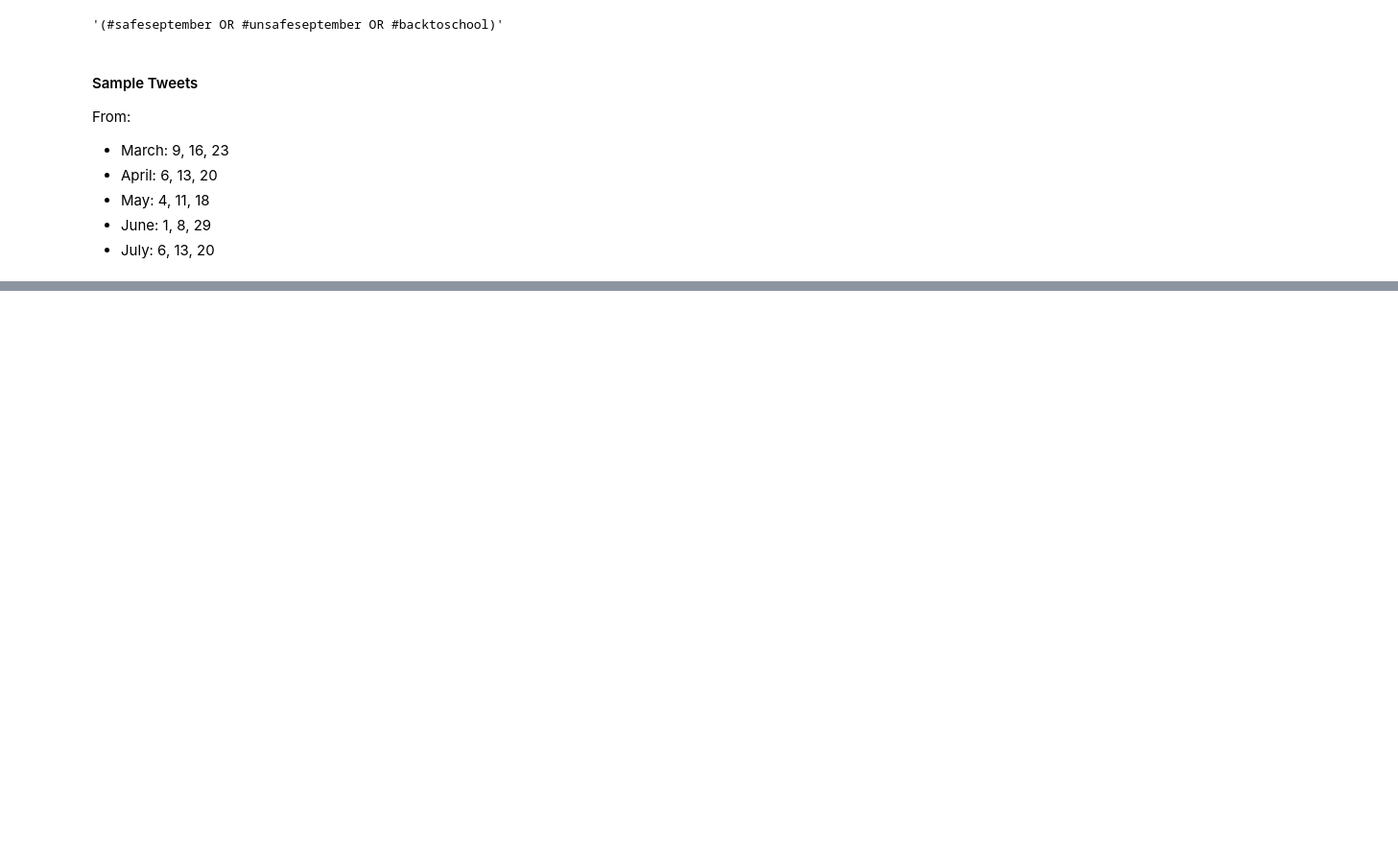
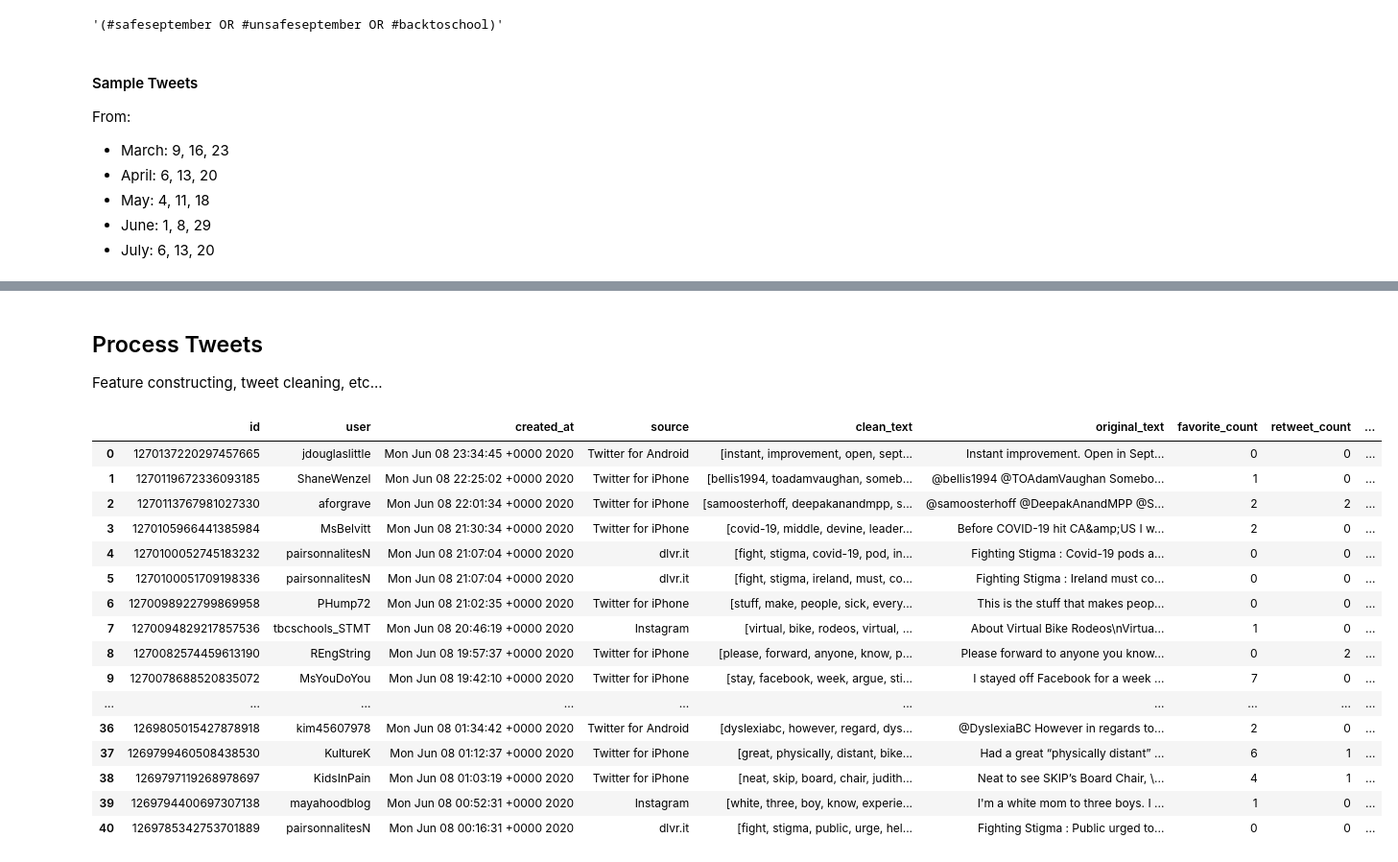
Before and after one commit to cameron-raymond/COVID-Child-Care-Twitter, a Jupyter notebook: notebooks/historical_search.ipynb, the cells around one changed output, grey strips where cells are left out. Shown at 96% size. Drawn from its saved outputs; the diff is of its cells as text; code cells hidden in the pictures; blank space fills up the shorter version.

Commit message:
entity/place cleaning alg

```diff
--- a/notebooks/historical_search.ipynb
+++ b/notebooks/historical_search.ipynb
@@ -127,6 +127,10 @@ From:
 * June: 1, 8, 29
 * July: 6, 13, 20
 # %%
+import os
+import json
+
+
 def create_query(filters,geo="",lang="en"):
     """
         Takes in a place filter (fully formed), a single mention (@someone) and a list of keywords and forms a
@@ -138,7 +142,7 @@ def create_query(filters,geo="",lang="en"):
     return query.strip()
 
 
-def return_tweets(query,from_date,to_date):
+def make_query(query,from_date,to_date):
     rule = gen_rule_payload(query,
                         from_date=from_date, #UTC 2018-10-21 00:00
                         to_date=to_date,
@@ -153,6 +157,16 @@ def return_tweets(query,from_date,to_date):
 query = create_query([keywords,premiers,hashtags,education_ministers],country)
 from_date = "2020-06-08"
 to_date = "2020-06-09"
-# june_tweets = return_tweets(query,from_date=from_date,to_date=to_date)
-june_tweets
+fp = "../data/raw_data/{}_{}.json".format(from_date,to_date)
+tweets = None
+if os.path.isfile(fp):
+    print(fp)
+    with open(fp) as fin:
+        tweets = json.load(fin)
+else:
+    tweets = return_tweets(query,from_date=from_date,to_date=to_date)
+    with open(fp, 'w') as fout:
+        json.dump(tweets,fout,indent=4)
+
+tweets
 # %% [output]
@@ -236,0 +191,4 @@ cov_tweets.head()
+# %% [markdown]
+## Process Tweets
+
+Feature constructing, tweet cleaning, etc...
@@ -236,0 +227,38 @@ cov_tweets.head()
+# %%
+from text_cleaning import clean_text
+clean_fp = "../data/processed_data/{}_{}.csv".format(from_date,to_date)
+cov_tweets = pd.DataFrame(tweets)
+cov_tweets = cov_tweets[['id','user','created_at', 'source', 'text','extended_tweet','place','entities','favorite_count', 'retweet_count']]
+# Get twitter handle from user
+cov_tweets["user"] = cov_tweets["user"].apply(clean_user)
+# clean the tweet text
+cov_tweets[["text","extended_tweet"]] = cov_tweets[["text","extended_tweet"]].apply(lambda x: clean_tweet(*x),axis=1)
+cov_tweets = cov_tweets.rename({"text": "clean_text","extended_tweet":"original_text"},axis=1)
+# Get the city/province from the location data
+cov_tweets[["city","province"]] = cov_tweets[["place"]].apply(lambda x : clean_location(*x),axis=1,result_type="expand")
+cov_tweets = cov_tweets.drop("place",axis=1)
+# Through what medium did they post the tweet?
+cov_tweets["source"] = cov_tweets["source"].apply(clean_source)
+# Extract tweet entities (hashtags, linked urls, etc...)
+cov_tweets[["hashtags","urls","mentions"]] = cov_tweets[["entities"]].apply(lambda x : clean_entities(x["entities"]),result_type="expand",axis=1)
+cov_tweets = cov_tweets.drop("entities",axis=1)
+cov_tweets.to_csv(clean_fp)
+cov_tweets.head(50)
+# %% [output]
+|  | id | user | created_at | source | clean_text | original_text | favorite_count | retweet_count | ... |
+| 0 | 1270137220297457665 | jdouglaslittle | Mon Jun 08 23:34:45 +0000 2020 | Twitter for Android | [instant, improvement, open, sept... | Instant improvement. Open in Sept... | 0 | 0 | ... |
+| 1 | 1270119672336093185 | ShaneWenzel | Mon Jun 08 22:25:02 +0000 2020 | Twitter for iPhone | [bellis1994, toadamvaughan, someb... | @bellis1994 @TOAdamVaughan Somebo... | 1 | 0 | ... |
+| 2 | 1270113767981027330 | aforgrave | Mon Jun 08 22:01:34 +0000 2020 | Twitter for iPhone | [samoosterhoff, deepakanandmpp, s... | @samoosterhoff @DeepakAnandMPP @S... | 2 | 2 | ... |
+| 3 | 1270105966441385984 | MsBelvitt | Mon Jun 08 21:30:34 +0000 2020 | Twitter for iPhone | [covid-19, middle, devine, leader... | Before COVID-19 hit CA&amp;US I w... | 2 | 0 | ... |
+| 4 | 1270100052745183232 | pairsonnalitesN | Mon Jun 08 21:07:04 +0000 2020 | dlvr.it | [fight, stigma, covid-19, pod, in... | Fighting Stigma : Covid-19 pods a... | 0 | 0 | ... |
+| 5 | 1270100051709198336 | pairsonnalitesN | Mon Jun 08 21:07:04 +0000 2020 | dlvr.it | [fight, stigma, ireland, must, co... | Fighting Stigma : Ireland must co... | 0 | 0 | ... |
+| 6 | 1270098922799869958 | PHump72 | Mon Jun 08 21:02:35 +0000 2020 | Twitter for iPhone | [stuff, make, people, sick, every... | This is the stuff that makes peop... | 0 | 0 | ... |
+| 7 | 1270094829217857536 | tbcschools_STMT | Mon Jun 08 20:46:19 +0000 2020 | Instagram | [virtual, bike, rodeos, virtual, ... | About Virtual Bike Rodeos\nVirtua... | 1 | 0 | ... |
+| 8 | 1270082574459613190 | REngString | Mon Jun 08 19:57:37 +0000 2020 | Twitter for iPhone | [please, forward, anyone, know, p... | Please forward to anyone you know... | 0 | 2 | ... |
+| 9 | 1270078688520835072 | MsYouDoYou | Mon Jun 08 19:42:10 +0000 2020 | Twitter for iPhone | [stay, facebook, week, argue, sti... | I stayed off Facebook for a week ... | 7 | 0 | ... |
+| ... | ... | ... | ... | ... | ... | ... | ... | ... | ... |
+| 36 | 1269805015427878918 | kim45607978 | Mon Jun 08 01:34:42 +0000 2020 | Twitter for Android | [dyslexiabc, however, regard, dys... | @DyslexiaBC However in regards to... | 2 | 0 | ... |
+| 37 | 1269799460508438530 | KultureK | Mon Jun 08 01:12:37 +0000 2020 | Twitter for iPhone | [great, physically, distant, bike... | Had a great “physically distant” ... | 6 | 1 | ... |
+| 38 | 1269797119268978697 | KidsInPain | Mon Jun 08 01:03:19 +0000 2020 | Twitter for iPhone | [neat, skip, board, chair, judith... | Neat to see SKIP’s Board Chair, \... | 4 | 1 | ... |
+| 39 | 1269794400697307138 | mayahoodblog | Mon Jun 08 00:52:31 +0000 2020 | Instagram | [white, three, boy, know, experie... | I'm a white mom to three boys. I ... | 1 | 0 | ... |
+| 40 | 1269785342753701889 | pairsonnalitesN | Mon Jun 08 00:16:31 +0000 2020 | dlvr.it | [fight, stigma, public, urge, hel... | Fighting Stigma : Public urged to... | 0 | 0 | ... |
```
Also changed, not shown: parts of 5 cells of this notebook.
